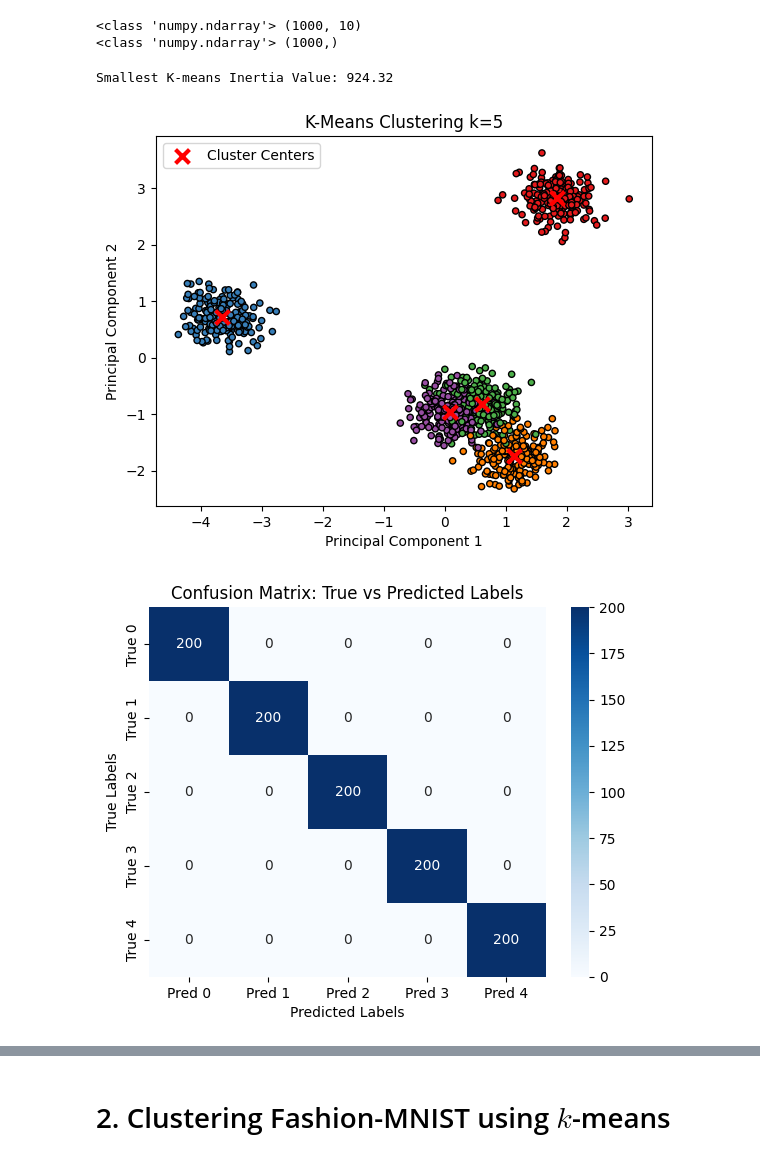
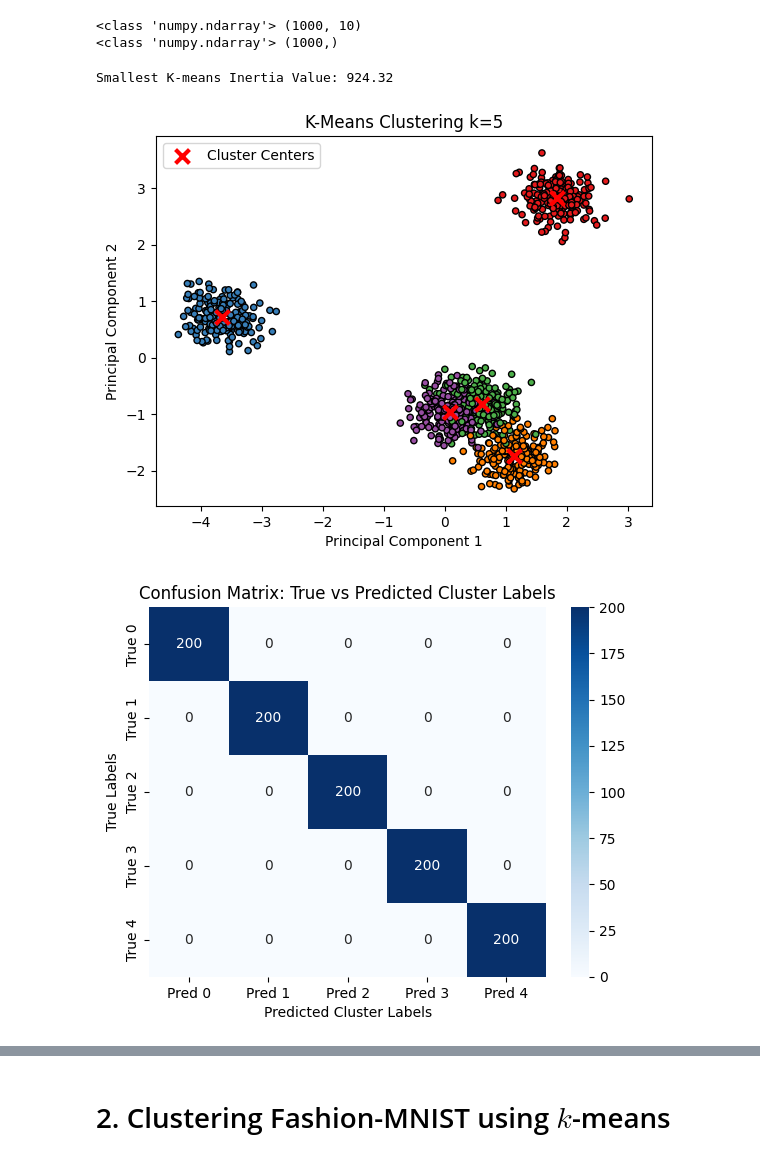
Before and after one commit to brodyanderson/math-6880-Project2, a Jupyter notebook: project2.ipynb, the cells around one changed output, grey strips where cells are left out. Saved outputs shown, nothing was run; the diff lists cells and outputs as text; code cells hidden in the pictures.

```diff
--- a/project2.ipynb
+++ b/project2.ipynb
@@ -34,8 +34,8 @@ import matplotlib.pyplot as plt
 from matplotlib.colors import ListedColormap
 cmap = ListedColormap(["#e41a1c","#984ea3","#a65628","#377eb8","#ffff33","#4daf4a","#ff7f00"])
 
-np.random.seed(1)
-random.seed(1)
+#np.random.seed(1)
+#random.seed(1)
 
 kmeans_model = KMeans(n_clusters=5, random_state=1) # n_clusters = k, other params: n_init=1, init='random', max_iter=1
 y_pred = kmeans_model.fit_predict(X)
@@ -77,38 +77,38 @@ cm_mapped = confusion_matrix(y_true, y_pred_mapped)
 sns.heatmap(cm_mapped, annot=True, fmt='d', cmap='Blues',
             xticklabels=[f'Pred {i}' for i in range(5)],
             yticklabels=[f'True {i}' for i in range(5)])
-plt.title('Confusion Matrix: True vs Predicted Labels')
+plt.title('Confusion Matrix: True vs Predicted Cluster Labels')
 plt.ylabel('True Labels')
-plt.xlabel('Predicted Labels')
+plt.xlabel('Predicted Cluster Labels')
 plt.show()
 
 print()
 print()
 
 k_range = range(1, 21)
 inertia_values = []
 
 for k in k_range:
     kmeans_temp_val = KMeans(n_clusters=k, random_state=1)
     kmeans_temp_val.fit(X)
     inertia_values.append(kmeans_temp_val.inertia_)
 
 plt.plot(k_range, inertia_values, linewidth=2)
 plt.xlabel('Number of Clusters (k)')
-plt.ylabel('Inertia')
+plt.ylabel('Total Inertia')
 plt.title('Elbow Analysis')
-plt.grid(True)
+plt.grid(True, alpha=0.3)
 plt.xticks(k_range)
 plt.show()
 
 print()
 print("Inertia Values for Different Values of k:")
 
 for i in range(len(k_range)):
   k = k_range[i]
   inertia = inertia_values[i]
   print(f"k = {k}: Inertia = {inertia:.2f}")
 # %% [output]
 Smallest K-means Inertia Value: 924.32
 [figure]
-[figure, old version]
+[figure, new version]
```
Also changed, not shown: parts of 7 cells of this notebook.
